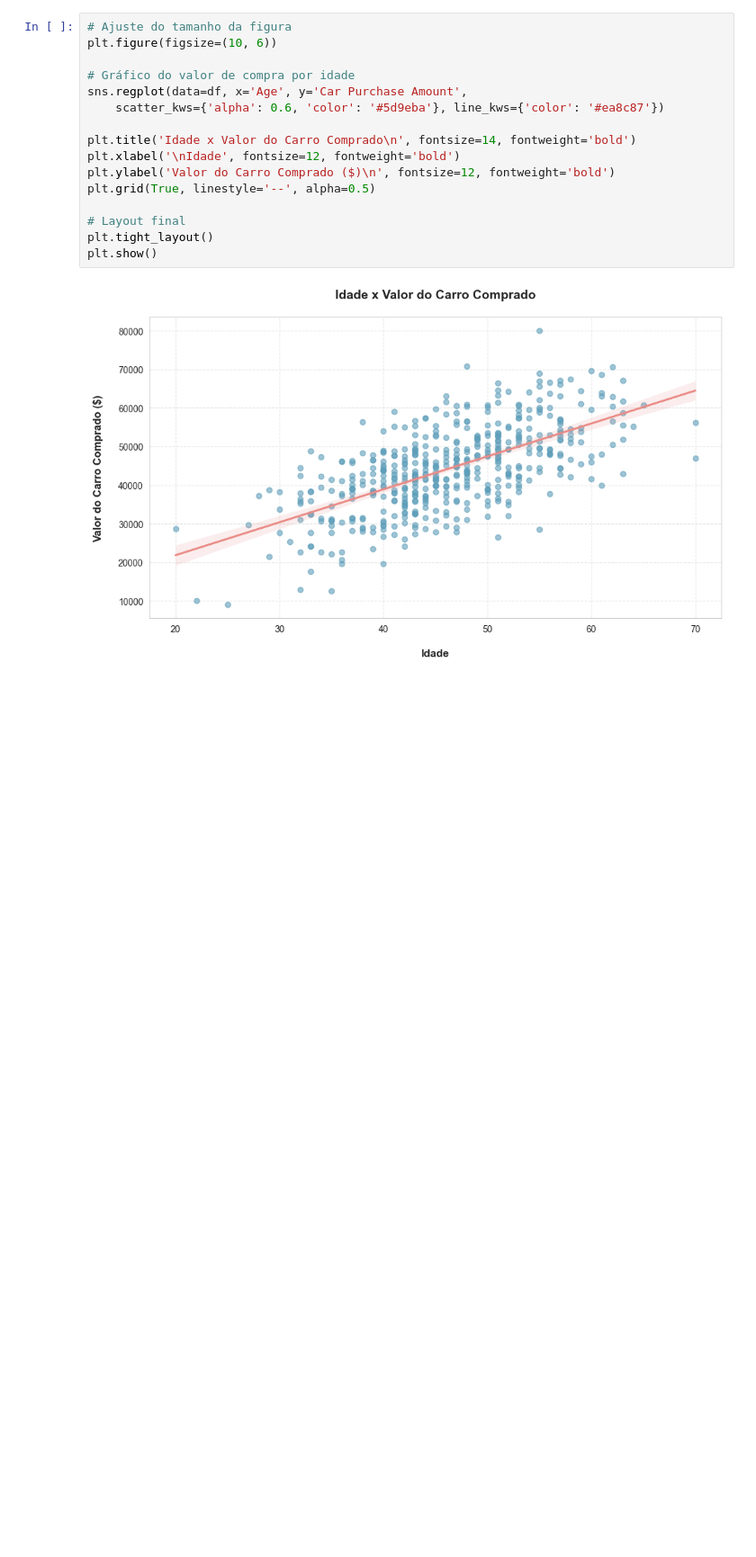
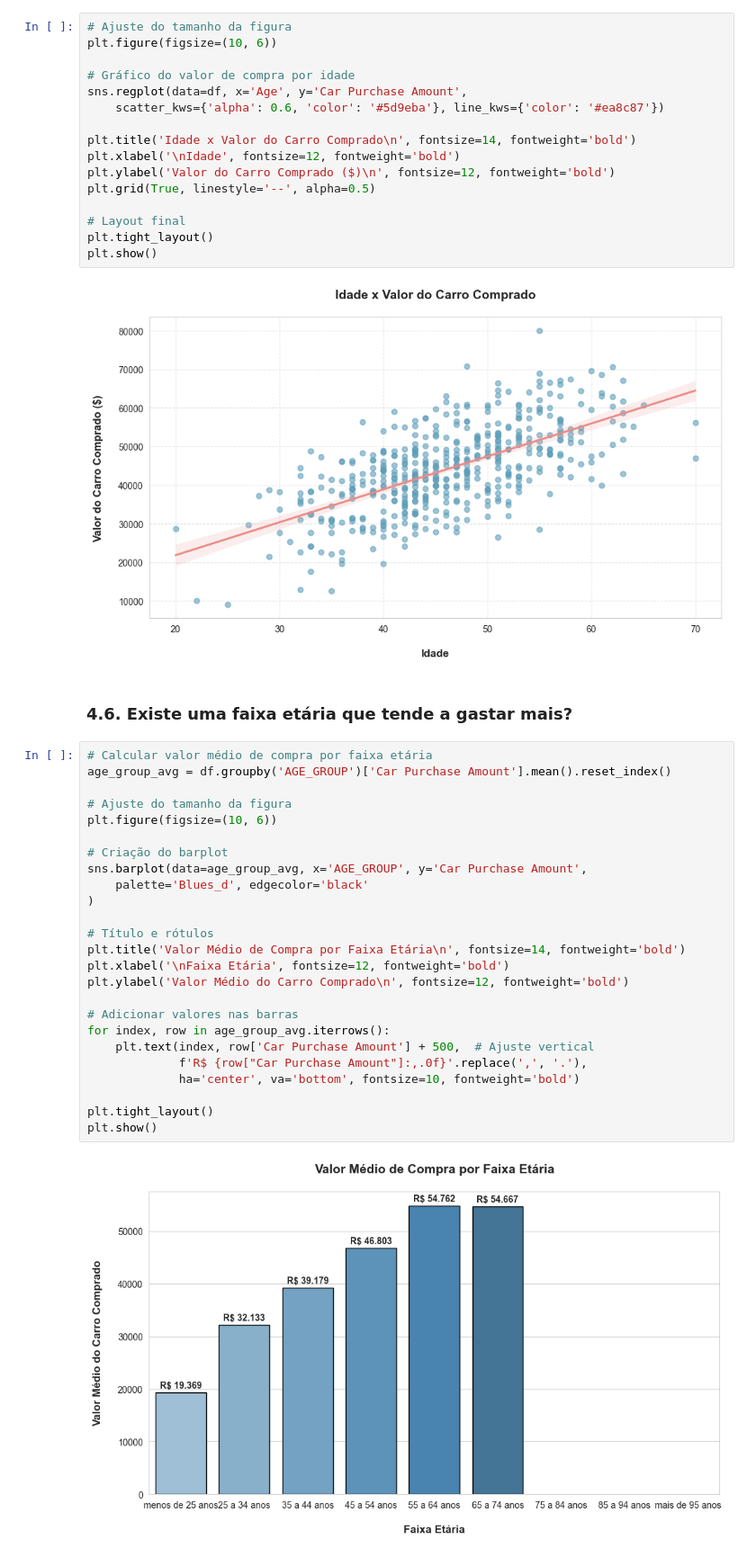
Before and after one commit to emso-exe/Compra_de_carro, a Jupyter notebook: 000_analise_exploratoria.ipynb, the cells around one changed output. Shown at 90% size. Cells and saved outputs as stored; diff of their text form; blank space fills up the shorter version.

Commit message:
feat: ajuste no gráfico 4.1 e inclusão do gráfico 4.6.

```diff
--- a/000_analise_exploratoria.ipynb
+++ b/000_analise_exploratoria.ipynb
@@ -485,3 +484,32 @@ plt.tight_layout()
 plt.show()
 # %% [output]
 [figure]
+# %% [markdown]
+### 4.6. Existe uma faixa etária que tende a gastar mais?
+# %%
+# Calcular valor médio de compra por faixa etária
+age_group_avg = df.groupby('AGE_GROUP')['Car Purchase Amount'].mean().reset_index()
+
+# Ajuste do tamanho da figura
+plt.figure(figsize=(10, 6))
+
+# Criação do barplot
+sns.barplot(data=age_group_avg, x='AGE_GROUP', y='Car Purchase Amount',
+    palette='Blues_d', edgecolor='black'
+)
+
+# Título e rótulos
+plt.title('Valor Médio de Compra por Faixa Etária\n', fontsize=14, fontweight='bold')
+plt.xlabel('\nFaixa Etária', fontsize=12, fontweight='bold')
+plt.ylabel('Valor Médio do Carro Comprado\n', fontsize=12, fontweight='bold')
+
+# Adicionar valores nas barras
+for index, row in age_group_avg.iterrows():
+    plt.text(index, row['Car Purchase Amount'] + 500,  # Ajuste vertical
+             f'R$ {row["Car Purchase Amount"]:,.0f}'.replace(',', '.'),
+             ha='center', va='bottom', fontsize=10, fontweight='bold')
+
+plt.tight_layout()
+plt.show()
+# %% [output]
+[figure, added]
```
Also changed, not shown: parts of 2 cells of this notebook.
